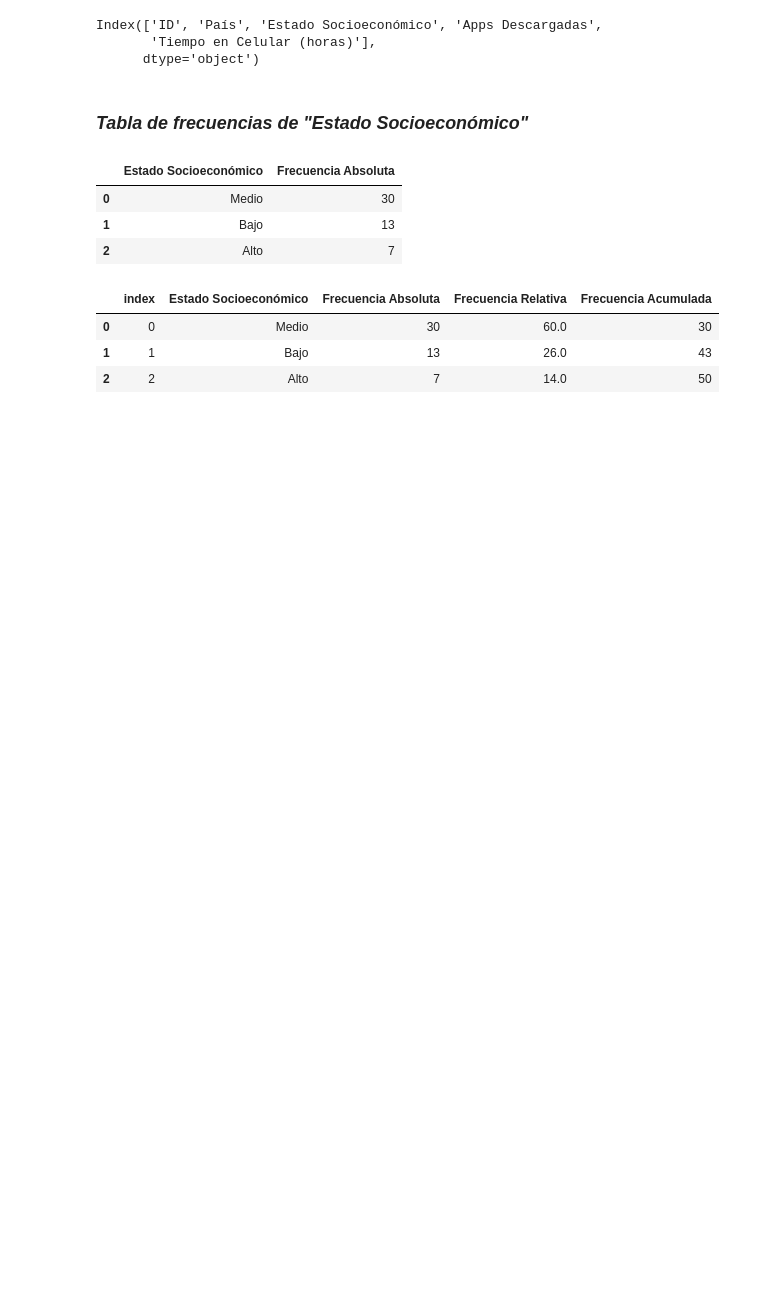
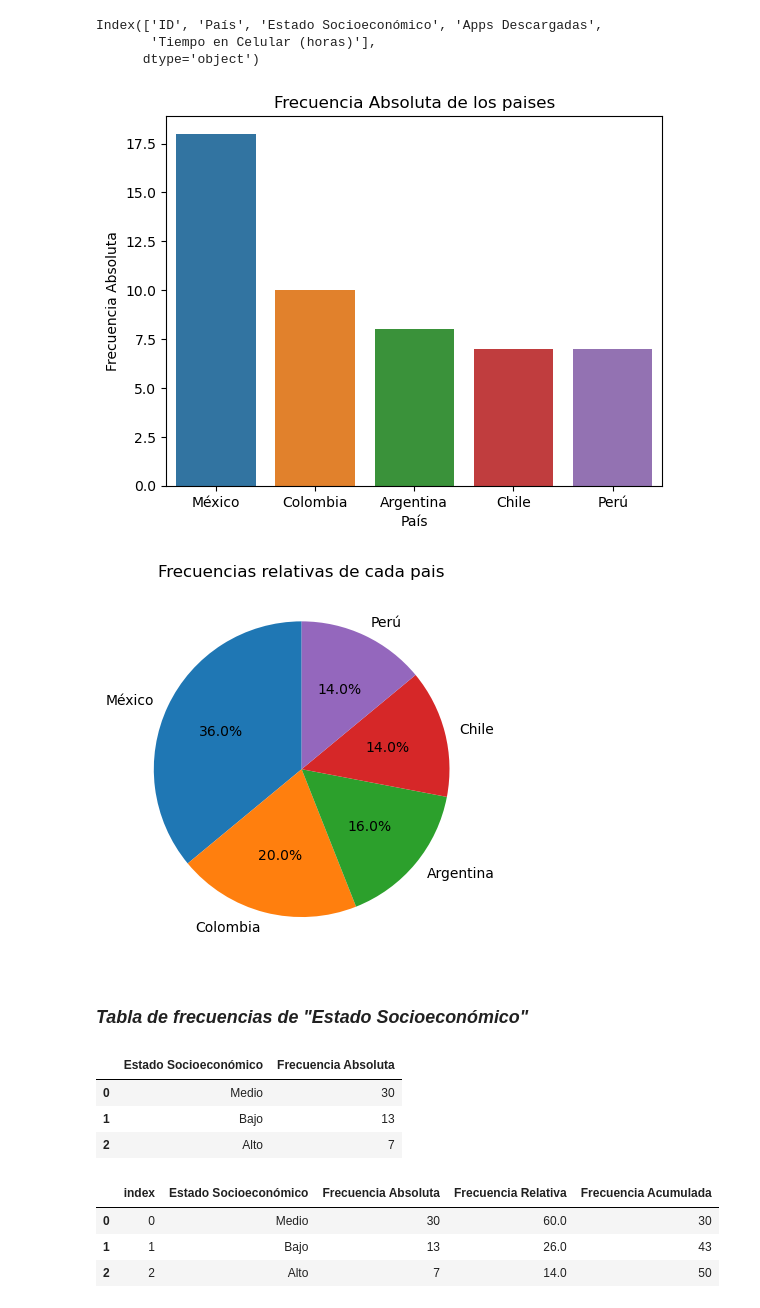
Before and after one commit to fcisnerosr/estadistica_descriptiva, a Jupyter notebook: procesamiento.ipynb, the cells around one changed output. Cells and saved outputs as stored; diff of their text form; code cells hidden in the pictures; blank space fills up the shorter version.

```diff
--- a/procesamiento.ipynb
+++ b/procesamiento.ipynb
@@ -54,6 +57,26 @@ display(df.columns)
 Index(['ID', 'País', 'Estado Socioeconómico', 'Apps Descargadas',
        'Tiempo en Celular (horas)'],
       dtype='object')
+# %%
+sns.barplot(
+    data=frecuencias,
+    x='País',
+    y='Frecuencia Absoluta'
+)
+plt.title('Frecuencia Absoluta de los paises')
+plt.show()
+
+plt.pie(
+    frecuencias['Frecuencia Absoluta'],
+    labels      =frecuencias["País"],
+    autopct     ='%1.1f%%',
+    startangle  =90
+)
+plt.title('Frecuencias relativas de cada pais')
+plt.show()
+# %% [output]
+[figure, added]
+[figure, added]
 # %% [markdown]
 ### _Tabla de frecuencias de "Estado Socioeconómico"_
 # %%
```
Also changed, not shown: parts of 3 cells of this notebook.
